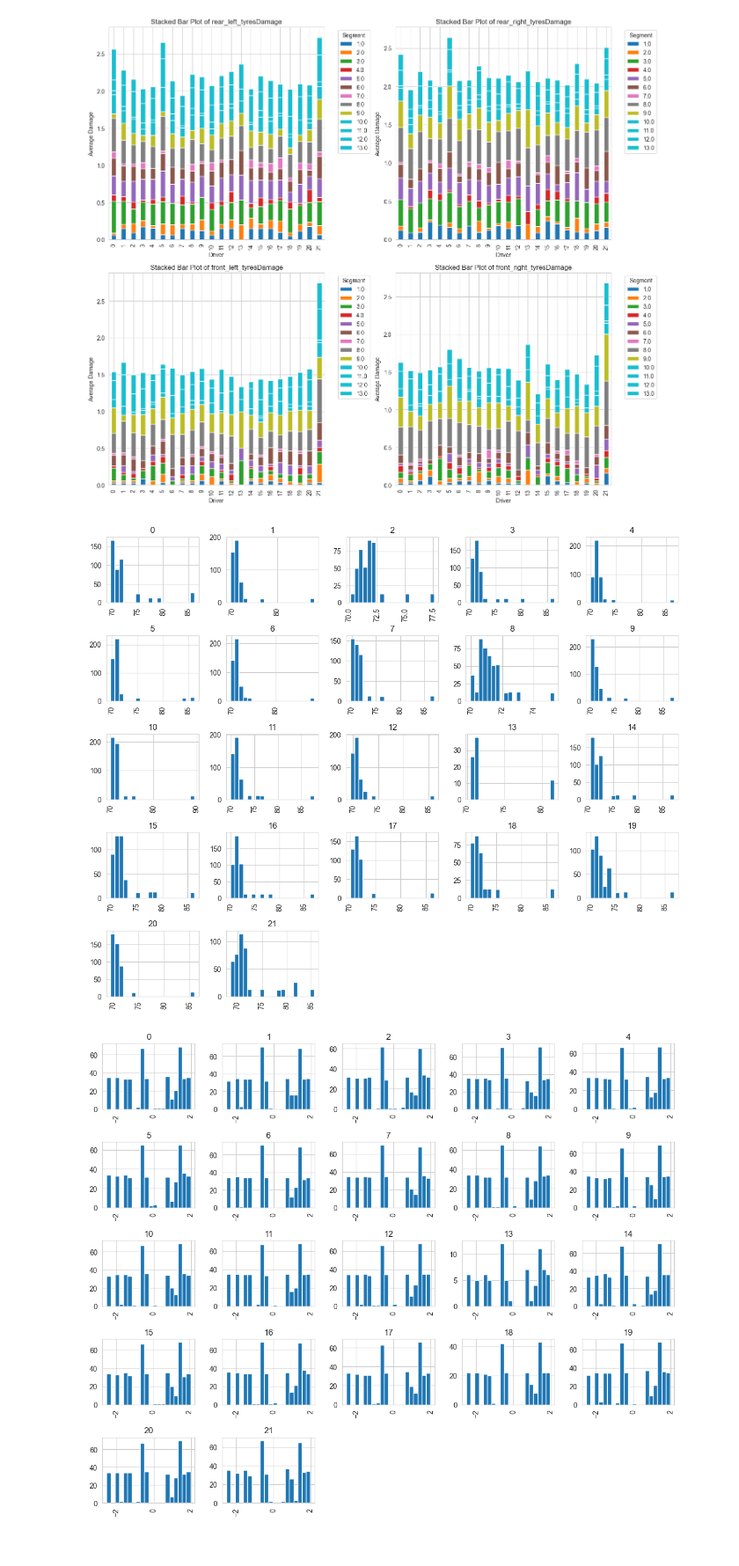
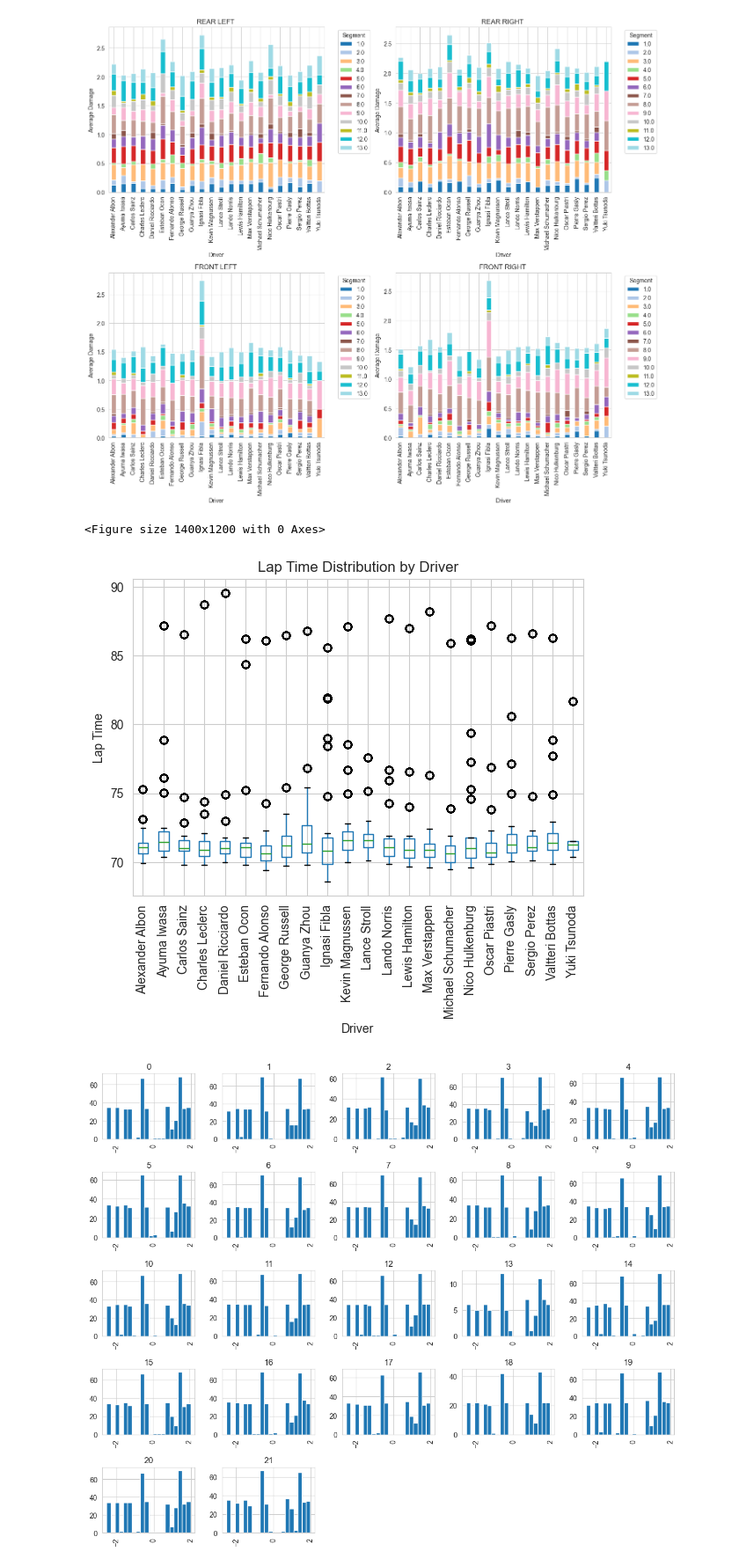
Before and after one commit to IFibla/bdmta-tfm, a Jupyter notebook: data-managment/check_table.ipynb, the cells around one changed output. Shown at 88% size. Drawn from its saved outputs; the diff is of its cells as text; code cells hidden in the pictures.

```diff
--- a/data-managment/check_table.ipynb
+++ b/data-managment/check_table.ipynb
@@ -11,3 +11,8 @@ import os
 pd.options.mode.chained_assignment = None
 # %%
 four_wheels = lambda x, y: [f'{x}_rear_left_{y}', f'{x}_rear_right_{y}', f'{x}_front_left_{y}', f'{x}_front_right_{y}']
+# %%
+participants = DeltaTable('/Users/ignasi/Documents/_00_BDMTA_/bdmta-tfm/data-managment/delta/participants')
+participants_df = participants.to_pandas()
+participants_df = participants_df[['session_type', 'driver', 'name', 'team']]
+participants_df.drop_duplicates(inplace=True)
@@ -17,6 +24,9 @@ for file_name in os.listdir('delta/segment_results'):
     if file_name.endswith('.parquet'):
         dfs.append(pd.read_parquet('delta/segment_results/' + file_name))
 df = pd.concat(dfs)
+# %%
+df = df.join(participants_df, on='driver', rsuffix='p_')
+df.rename({'p_name': 'name', 'p_team': 'team'}, axis='columns', inplace=True)
 # %%
 df['lap_time'] = df['end_lap'] - df['start_lap']
 df = df[df['lap_time'] < 90]
@@ -32,16 +42,24 @@ tyresDamage = df.groupby(['driver', 'segment'], as_index=False)[['rear_left_tyre
 # %%
+import matplotlib.pyplot as plt
+
+# Create a color palette with at least 20 colors
+n_colors = len(tyresDamage['segment'].unique())
+colors = plt.cm.get_cmap('tab20', n_colors)
+
 fig, axs = plt.subplots(2, 2, figsize=(14, 12))
-segments = tyresDamage['segment'].unique()
-colors = plt.cm.tab10(range(len(segments)))
 axs = axs.flatten()
 
 columns = ['rear_left_tyresDamage', 'rear_right_tyresDamage', 'front_left_tyresDamage', 'front_right_tyresDamage']
 
 for i, col in enumerate(columns):
     ax = axs[i]
-    pivot_df = tyresDamage.pivot(index='driver', columns='segment', values=col).fillna(0)
-    pivot_df.plot(kind='bar', stacked=True, ax=ax, color=colors)
-    ax.set_title(f'Stacked Bar Plot of {col}')
+    pivot_df = tyresDamage.pivot(index='name', columns='segment', values=col).fillna(0)
+
+    # Use the colormap to get the required colors
+    color_list = [colors(j) for j in range(n_segments)]
+
+    pivot_df.plot(kind='bar', stacked=True, ax=ax, color=color_list)
+    ax.set_title(f'{col.replace("_", " ")[:-11].upper()}')
     ax.set_xlabel('Driver')
     ax.set_ylabel('Average Damage')
     ax.legend(title='Segment', bbox_to_anchor=(1.05, 1), loc='upper left')
@@ -49,12 +67,19 @@ for i, col in enumerate(columns):
 plt.tight_layout()
 plt.show()
 # %% [output]
-[figure, old version]
+[figure, new version]
 # %%
-df[['driver', 'lap_time']].hist('lap_time', by='driver', bins=20, figsize=(14, 12))
+plt.figure(figsize=(14, 12))
+df.boxplot(column='lap_time', by='name')
+plt.title('Lap Time Distribution by Driver')
+plt.suptitle('')  # Remove the default suptitle
+plt.xlabel('Driver')
+plt.ylabel('Lap Time')
+plt.xticks(rotation=90)
 plt.show()
 # %% [output]
+<Figure size 1400x1200 with 0 Axes>
-[figure, old version]
+[figure, new version]
 # %%
 df[['driver', 'mean_yaw']].hist('mean_yaw', by='driver', bins=20, figsize=(14, 12))
 plt.show()
```
Also changed, not shown: parts of 9 cells of this notebook.
